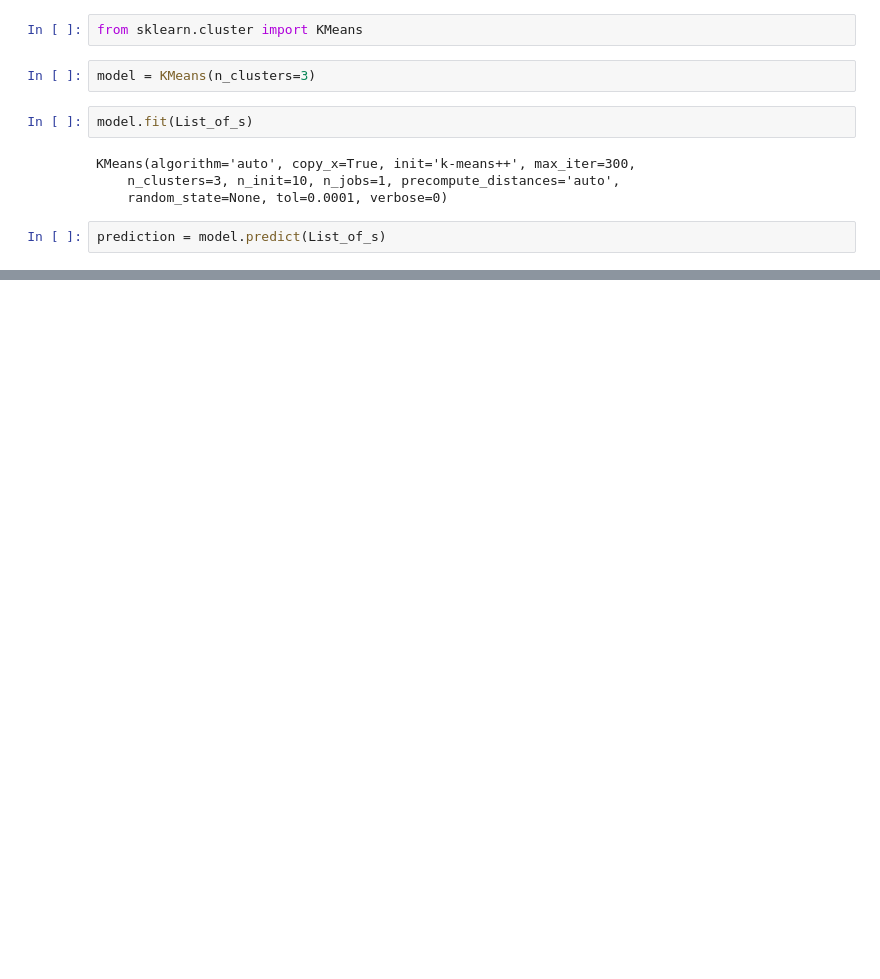
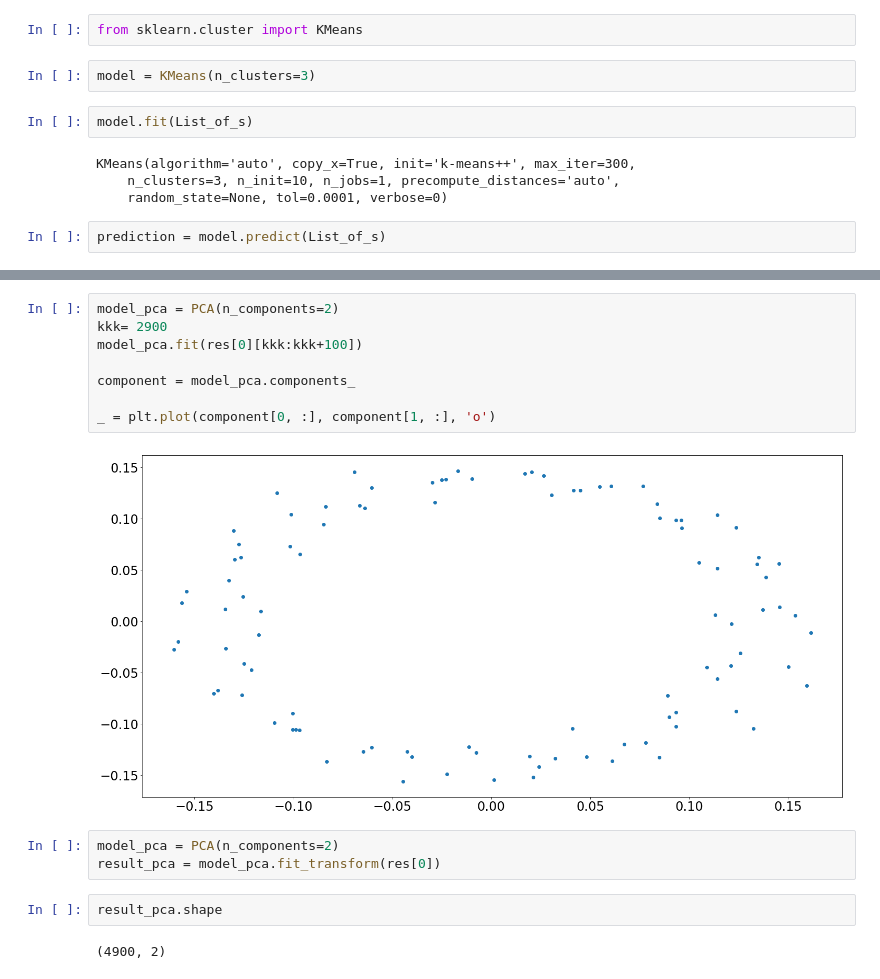
Before and after one commit to andriygav/TimeSeriesClustering, a Jupyter notebook: code/new.ipynb, the cells around one changed output, grey strips where cells are left out. Saved outputs shown, nothing was run; the diff lists cells and outputs as text; blank space fills up the shorter version.

Commit message:
add new model

```diff
--- a/code/new.ipynb
+++ b/code/new.ipynb
@@ -254,0 +271,17 @@ plt.show()
+# %%
+model_pca = PCA(n_components=2)
+kkk= 2900
+model_pca.fit(res[0][kkk:kkk+100])
+
+component = model_pca.components_
+
+_ = plt.plot(component[0, :], component[1, :], 'o')
+# %% [output]
+[figure, added]
+# %%
+model_pca = PCA(n_components=2)
+result_pca = model_pca.fit_transform(res[0])
+# %%
+result_pca.shape
+# %% [output]
+(4900, 2)
```
Also changed, not shown: parts of 10 cells of this notebook.
